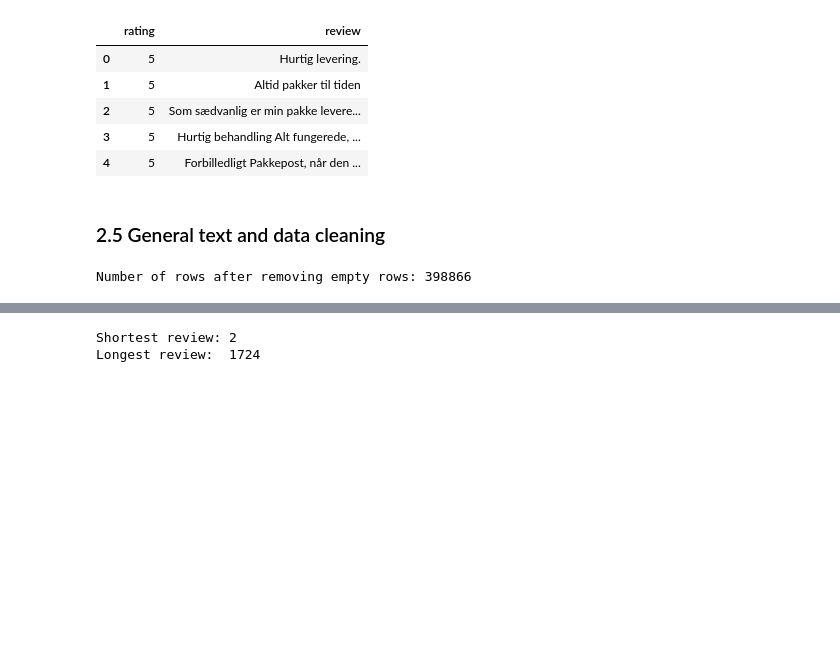
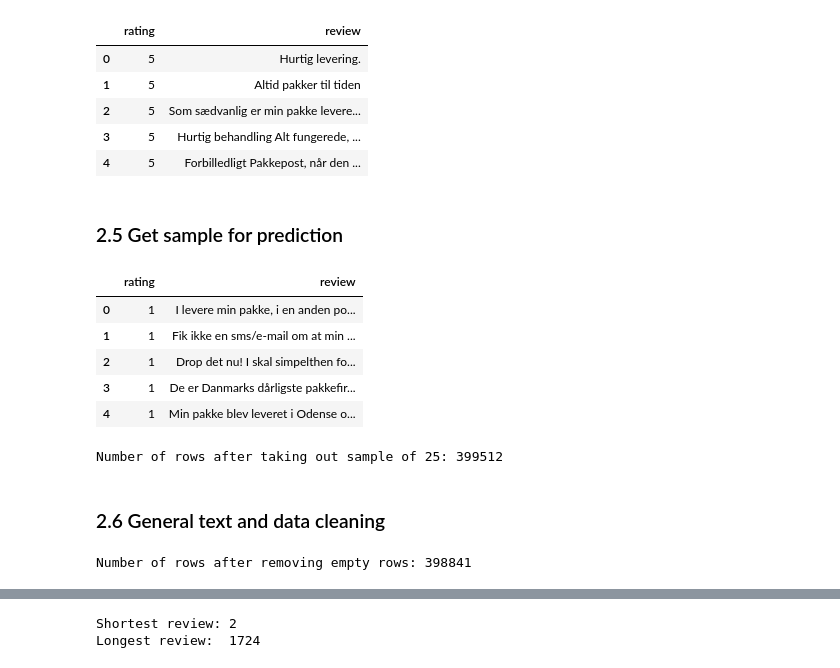
Before and after one commit to agnesbn/PostNord_project, a Jupyter notebook: notebooks/preprocessing.ipynb, the cells around one changed output, grey strips where cells are left out. Drawn from its saved outputs; the diff is of its cells as text; code cells hidden in the pictures; blank space fills up the shorter version.

```diff
--- a/notebooks/preprocessing.ipynb
+++ b/notebooks/preprocessing.ipynb
@@ -105,27 +114,0 @@ plt.show()
-# %%
-# LENGTH PLOT
-
-# get mean lengths
-df["length"] = df.review.str.len() # get length of review
-mean_lengths = df.groupby(by = 'rating').mean('length') # get mean lengths per rating
-mean_lengths['rating'] = mean_lengths.index # add rating as a column
-
-# get values for plot
-height = [l for l in mean_lengths['length']] # y axis
-bars = [r for r in mean_lengths['rating']] # x axis
-labels = [round(l, 1) for l in mean_lengths['length']] # labels
-
-# plot mean lengths
-fig, ax = plt.subplots(figsize = (6,4))
-ax.bar(bars, height, align='center', color = colors, width = 0.9)
-plt.title("Mean review length per rating", weight = "bold", fontsize=15)
-ax.set_xlabel('Rating', fontsize = 10, weight = "bold")
-ax.set_ylabel('Mean length (characters)', fontsize = 10, weight = "bold")
-plt.grid(axis = "y", linestyle = '--')
-for i in range(len(bars)):
-    plt.text(bars[i], height[i], str(labels[i]), ha='center', va='bottom')
-ax.spines[['right', 'top']].set_visible(False)
-ax.yaxis.set_major_formatter(mpl.ticker.StrMethodFormatter('{x:,.0f}'))
-plt.tight_layout()  # adjust layout to prevent labels from being cut off
-plt.savefig('../out/mean_length_pr_category.png', dpi=300, bbox_inches='tight') # save the figure
-plt.show()
@@ -149,7 +130,7 @@ Number of rows after removing duplicates: 399537
 ### 2.4 Anonymisation and removal of unecessary columns
 # %%
 # drop any columns with 'personfølsom data'
-df = df.drop(columns=['name', 'date', 'profile_link', 'header', 'text', 'order', 'review_count', 'length'])
+df = df.drop(columns=['name', 'date', 'profile_link', 'header', 'text', 'order', 'review_count'])
 # %%
 df.head()
 # %% [output]
@@ -159,3 +140,27 @@ df.head()
 | 2 | 5 | Som sædvanlig er min pakke levere... |
 | 3 | 5 | Hurtig behandling Alt fungerede, ... |
 | 4 | 5 | Forbilledligt Pakkepost, når den ... |
+# %% [markdown]
+### 2.5 Get sample for prediction
+# %%
+# make a subset of 5 samples per rating
+df_subset = df.groupby('rating').apply(lambda s: s.sample(5, random_state=42))
+# %%
+# create a list of indices from df_subset
+indices_to_drop = df_subset.index.get_level_values(1)
+
+# drop the corresponding rows from the main df
+df = df.drop(indices_to_drop)
+
+# reset indices in the two subsets
+df = df.reset_index(drop=True)
+df_subset = df_subset.reset_index(drop=True)
+# %%
+df_subset.head()
+# %% [output]
+|  | rating | review |
+| 0 | 1 | I levere min pakke, i en anden po... |
+| 1 | 1 | Fik ikke en sms/e-mail om at min ... |
+| 2 | 1 | Drop det nu! I skal simpelthen fo... |
+| 3 | 1 | De er Danmarks dårligste pakkefir... |
+| 4 | 1 | Min pakke blev leveret i Odense o... |
@@ -162,5 +172,12 @@ df.head()
+# %%
+# save update on number of rows
+with open(rowspath, 'a') as file:
+    file.write(f"Number of rows after taking out sample of 25: {len(df)}\n")
+print(f"Number of rows after taking out sample of 25: {len(df)}")
+# %% [output]
+Number of rows after taking out sample of 25: 399512
 # %% [markdown]
-### 2.5 General text and data cleaning
+### 2.6 General text and data cleaning
 # %%
 clean_review = []
 
@@ -186,9 +203,9 @@ df.dropna(subset=['review'], inplace=True)
 # reset index after removing lines
 df = df.reset_index(drop=True)
 # save update on number of rows
-with open('../out/development_in_number_of_rows.txt', 'a') as file:
+with open(rowspath, 'a') as file:
     file.write(f"Number of rows after removing empty rows: {len(df)}\n")
 print(f"Number of rows after removing empty rows: {len(df)}")
 # %% [output]
-Number of rows after removing empty rows: 398866
+Number of rows after removing empty rows: 398841
 # %% [markdown]
```
Also changed, not shown: parts of 13 cells of this notebook.
